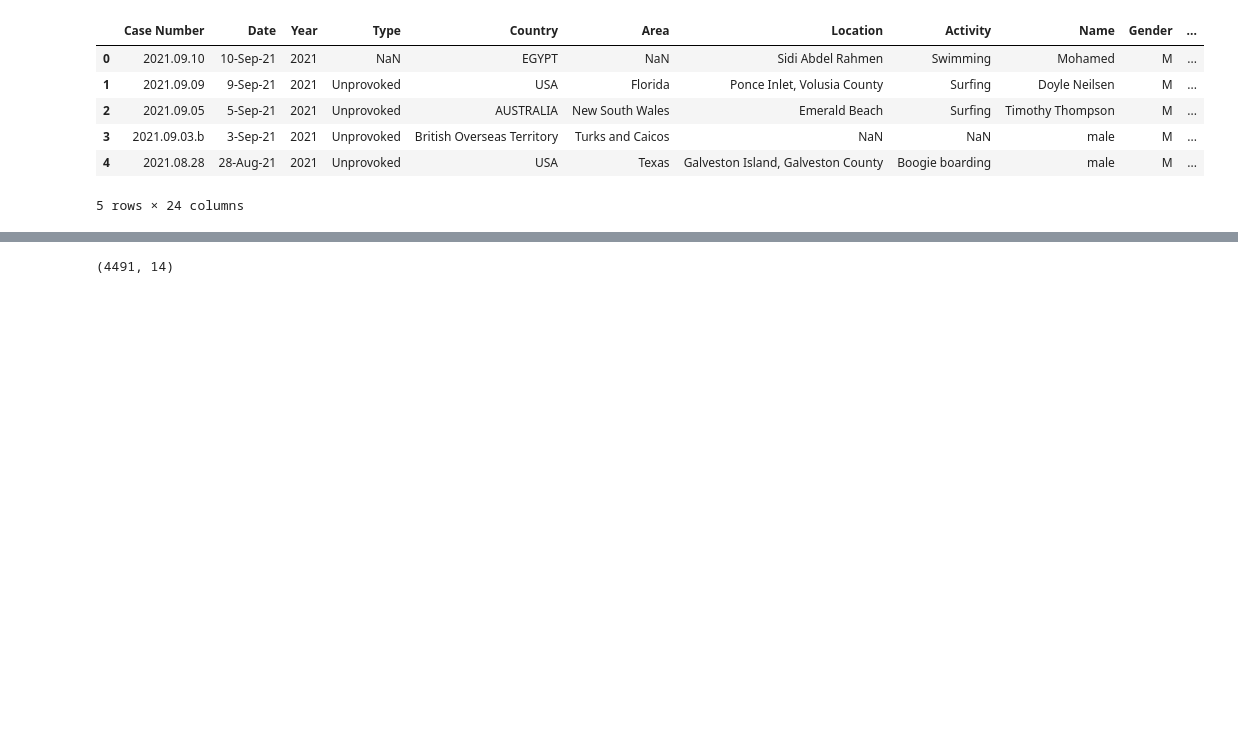
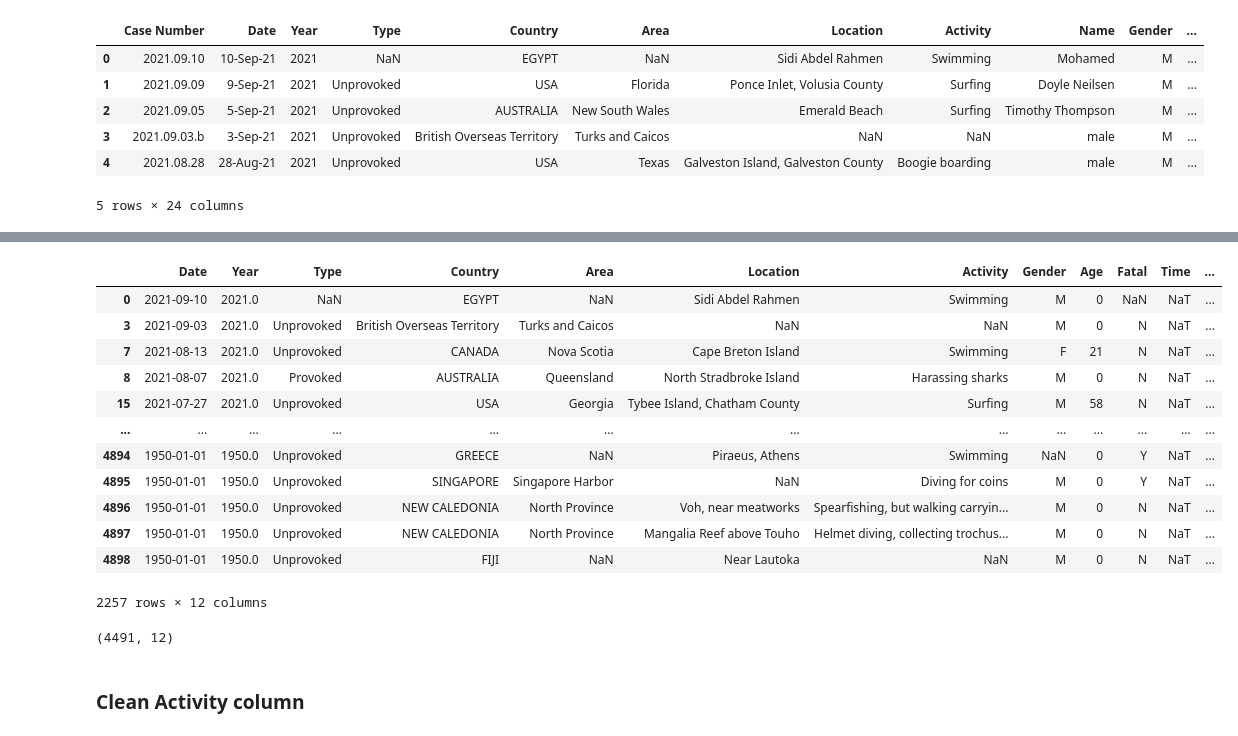
Before and after one commit to kvamm007/Final_Project_Team_4, a Jupyter notebook: Clean_Shark_Attack_Data.ipynb, the cells around one changed output, grey strips where cells are left out. Drawn from its saved outputs; the diff is of its cells as text; code cells hidden in the pictures; blank space fills up the shorter version.

```diff
--- a/Clean_Shark_Attack_Data.ipynb
+++ b/Clean_Shark_Attack_Data.ipynb
@@ -158,6 +244,7 @@ Name: Type, dtype: int64
 # %%
-# Remove types that are 'Invalid' as they are not shark related injuries or deaths
-values_list = ['Invalid','Questionable','Unconfirmed','Unverified','Under investigation']
-shark_attack_df = shark_attack_df[~shark_attack_df['Type'].isin(values_list)]
-shark_attack_df.shape
+# Update age column to number
+shark_attack_df['Age']=pd.to_numeric(shark_attack_df['Age'],errors='coerce')
+shark_attack_df['Age'] = shark_attack_df['Age'].replace(np.nan, 0, regex=True)
+shark_attack_df['Age'] = shark_attack_df['Age'].astype(int)
+shark_attack_df.head()
 # %% [output]
@@ -183,3 +260,0 @@ Name: Fatal (Y/N), dtype: int64
-# %%
-shark_attack_df['Fatal (Y/N)'] = shark_attack_df['Fatal (Y/N)'].replace(to_replace ='\s*N\s*', value = 'N', regex = True)
-shark_attack_df['Fatal (Y/N)'] = shark_attack_df['Fatal (Y/N)'].replace(to_replace ='Y.*', value = 'Y', regex = True)
@@ -195,0 +263,4 @@ See the caveats in the documentation: https://pandas.pydata.org/pandas-docs/stab
+# %%
+# Replace 'h' denoting hours with ":"
+shark_attack_df['Time'] = shark_attack_df['Time'].str.replace('h',':',regex="True")
+shark_attack_df.head()
@@ -195,0 +289,2 @@ See the caveats in the documentation: https://pandas.pydata.org/pandas-docs/stab
+# %%
+shark_attack_df['Time'] = pd.to_datetime(shark_attack_df['Time'], format='%H:%M', errors='coerce').dt.time
@@ -196,4 +300,52 @@ See the caveats in the documentation: https://pandas.pydata.org/pandas-docs/stab
+# %%
+# Determine how many rows without a valid time
+shark_attack_df[shark_attack_df.Time.isnull()]
+# %% [output]
+|  | Date | Year | Type | Country | Area | Location | Activity | Gender | Age | Fatal | Time | ... |
+| 0 | 2021-09-10 | 2021.0 | NaN | EGYPT | NaN | Sidi Abdel Rahmen | Swimming | M | 0 | NaN | NaT | ... |
+| 3 | 2021-09-03 | 2021.0 | Unprovoked | British Overseas Territory | Turks and Caicos | NaN | NaN | M | 0 | N | NaT | ... |
+| 7 | 2021-08-13 | 2021.0 | Unprovoked | CANADA | Nova Scotia | Cape Breton Island | Swimming | F | 21 | N | NaT | ... |
+| 8 | 2021-08-07 | 2021.0 | Provoked | AUSTRALIA | Queensland | North Stradbroke Island | Harassing sharks | M | 0 | N | NaT | ... |
+| 15 | 2021-07-27 | 2021.0 | Unprovoked | USA | Georgia | Tybee Island, Chatham County | Surfing | M | 58 | N | NaT | ... |
+| ... | ... | ... | ... | ... | ... | ... | ... | ... | ... | ... | ... | ... |
+| 4894 | 1950-01-01 | 1950.0 | Unprovoked | GREECE | NaN | Piraeus, Athens | Swimming | NaN | 0 | Y | NaT | ... |
+| 4895 | 1950-01-01 | 1950.0 | Unprovoked | SINGAPORE | Singapore Harbor | NaN | Diving for coins | M | 0 | Y | NaT | ... |
+| 4896 | 1950-01-01 | 1950.0 | Unprovoked | NEW CALEDONIA | North Province | Voh, near meatworks | Spearfishing, but walking carryin... | M | 0 | N | NaT | ... |
+| 4897 | 1950-01-01 | 1950.0 | Unprovoked | NEW CALEDONIA | North Province | Mangalia Reef above Touho | Helmet diving, collecting trochus... | M | 0 | N | NaT | ... |
+| 4898 | 1950-01-01 | 1950.0 | Unprovoked | FIJI | NaN | Near Lautoka | NaN | M | 0 | N | NaT | ... |
+2257 rows × 12 columns
+# %%
+shark_attack_df.shape
+# %% [output]
+(4491, 12)
+# %% [markdown]
+### Clean Activity column
 # %%
-shark_attack_df.shape
+# Pull out key words for common activities to 'bucket' the activities
+shark_attack_df['Activity'] = shark_attack_df['Activity'].str.replace('.*[Bb]oating.*','Boating',regex="True")
+shark_attack_df['Activity'] = shark_attack_df['Activity'].str.replace('.*[Dd]iving.*','Diving',regex="True")
+shark_attack_df['Activity'] = shark_attack_df['Activity'].str.replace('.*[Ff]ishing.*','Fishing',regex="True")
+shark_attack_df['Activity'] = shark_attack_df['Activity'].str.replace('.*[Ss]urfing.*','Surfing and Other Board Sports',regex="True")
+shark_attack_df['Activity'] = shark_attack_df['Activity'].str.replace('.*[Bb]oarding.*','Surfing and Other Board Sports',regex="True")
+shark_attack_df['Activity'] = shark_attack_df['Activity'].str.replace('.*[Ss]wimming.*','Swimming',regex="True")
+shark_attack_df['Activity'] = shark_attack_df['Activity'].str.replace('.*[Ss]inking.*','Sea Disaster',regex="True")
+shark_attack_df['Activity'] = shark_attack_df['Activity'].str.replace('.*[Cc]apsize.*','Sea Disaster',regex="True")
+shark_attack_df['Activity'] = shark_attack_df['Activity'].str.replace('.*[Ee]xplode.*','Sea Disaster',regex="True")
+shark_attack_df['Activity'] = shark_attack_df['Activity'].str.replace('.*[Ss]ank.*','Sea Disaster',regex="True")
+shark_attack_df['Activity'] = shark_attack_df['Activity'].str.replace('.*[Cc]rash.*','Sea Disaster',regex="True")
+shark_attack_df['Activity'] = shark_attack_df['Activity'].str.replace('.*[Dd]isaster.*','Sea Disaster',regex="True")
+shark_attack_df['Activity'] = shark_attack_df['Activity'].str.replace('.*[Ss]norkel.*','Snorkeling',regex="True")
+shark_attack_df['Activity'] = shark_attack_df['Activity'].str.replace('.*[Ww]ading.*','Wading',regex="True")
+shark_attack_df['Activity'] = shark_attack_df['Activity'].str.replace('.*[Kk]ayak.*','Kayaking or Canoeing',regex="True")
+shark_attack_df['Activity'] = shark_attack_df['Activity'].str.replace('.*[Cc]anoe.*','Kayaking or Canoeing',regex="True")
+
+shark_attack_df['Activity'] = np.where((shark_attack_df['Activity'] != 'Boating') &
+                                      (shark_attack_df['Activity'] != 'Diving') &
+                                      (shark_attack_df['Activity'] != 'Fishing') &
+                                      (shark_attack_df['Activity'] != 'Surfing and Other Board Sports') &
+                                      (shark_attack_df['Activity'] != 'Swimming') &
+                                      (shark_attack_df['Activity'] != 'Sea Disaster') &
+                                      (shark_attack_df['Activity'] != 'Snorkeling') &
+                                      (shark_attack_df['Activity'] != 'Wading') &
+                                      (shark_attack_df['Activity'] != 'Kayaking or Canoeing'), 'Other', shark_attack_df['Activity']
+                                      )
-# %% [output]
-(4491, 14)
```
Also changed, not shown: parts of 48 cells of this notebook, 3 other files.
